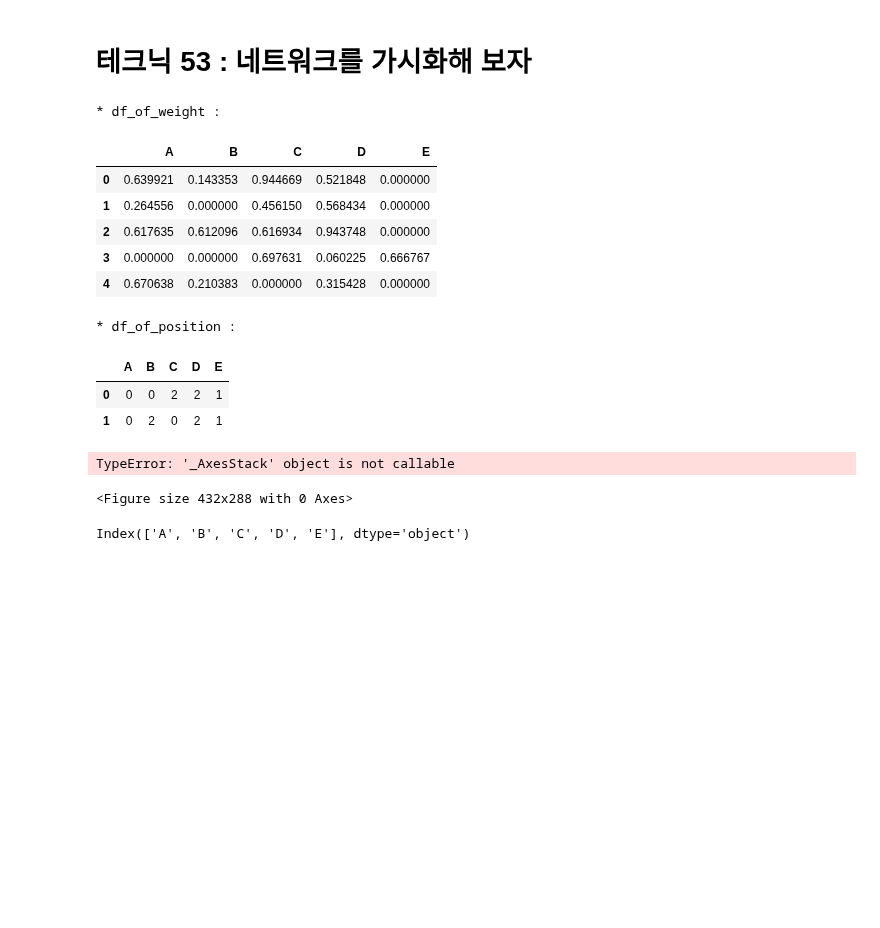
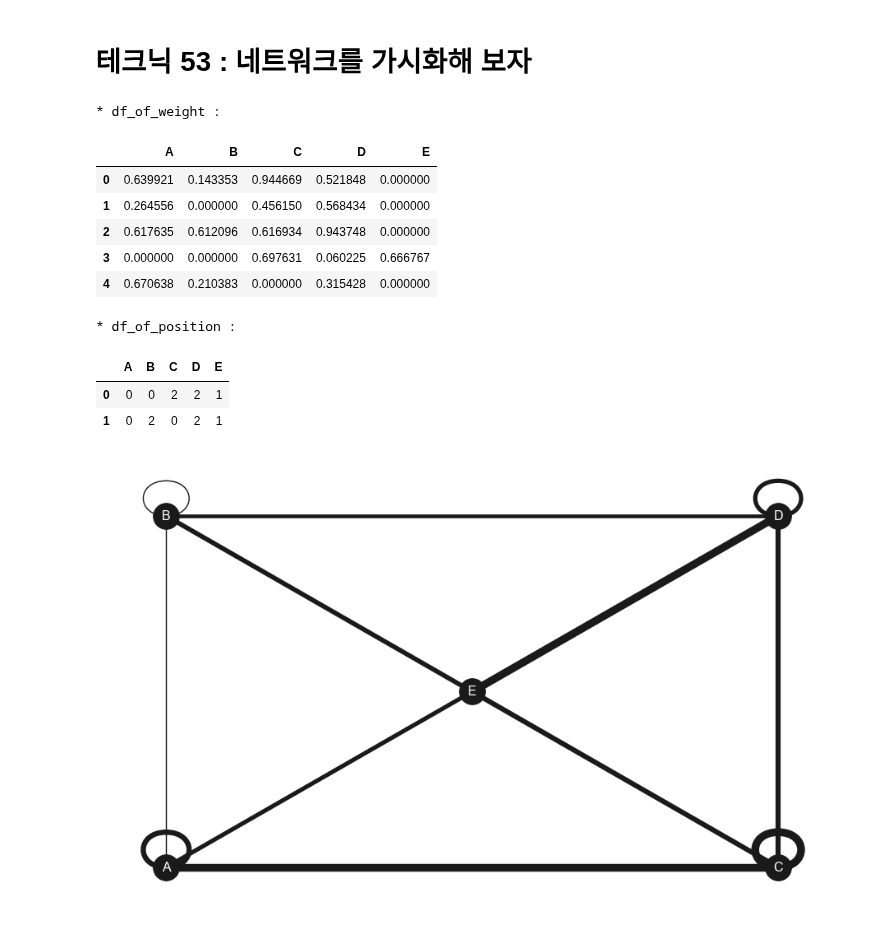
Before and after one commit to wooseok1152/python-data_analysis, a Jupyter notebook: 6장 물류의 최적경로를 컨설팅하는 테크닉10.ipynb, the cells around one changed output. Drawn from its saved outputs; the diff is of its cells as text; code cells hidden in the pictures; blank space fills up the shorter version.

Commit message:
add a logic of adding weight in graph

```diff
--- a/6장 물류의 최적경로를 컨설팅하는 테크닉10.ipynb
+++ b/6장 물류의 최적경로를 컨설팅하는 테크닉10.ipynb
@@ -232,6 +232,7 @@ print("* 남부지사가 효율 높게 부품을 운송하고 있다는 것을
 # %% [markdown]
 # 테크닉 53 : 네트워크를 가시화해 보자
 # %%
+from turtle import width
 import networkx as nx
 import matplotlib.pyplot as plt
 import pandas as pd
@@ -245,6 +246,16 @@ print("* df_of_weight :")
 display(df_of_weight)
 print("* df_of_position :")
 display(df_of_position)
+
+# 엣지 가중치 리스트화
+
+size = 10
+list_of_weights = []
+for i in range(len(df_of_weight)) :
+
+    for j in range(len(df_of_weight.columns)) :
+
+        list_of_weights.append(df_of_weight.iloc[i][j] * size)
 
 # 그래프 객체 생성
 
@@ -260,37 +271,34 @@ for i in range(len(df_of_weight.columns)) :
 
 for i in range(len(df_of_weight.columns)) :
 
     for j in range(len(df_of_weight.columns)) :
 
         G.add_edge(df_of_weight.columns[i], df_of_weight.columns[j])
 
 # 좌표 설정
 
 pos = {}
 for i in range(len(df_of_weight.columns)) :
 
     node = df_of_weight.columns[i]
     pos[node] = (df_of_position[node][0], df_of_position[node][1])
 
 # 생성된 그래프 그리기
 
-nx.draw(G, pos, with_labels = True, font_size = 16, node_size = 1000, node_color = 'k', font_color = 'w')
+plt.figure(figsize = (12.5, 7.5))
+nx.draw(G, pos, with_labels = True, font_size = 16, node_size = 1000, node_color = 'k', font_color = 'w', width = list_of_weights)
+plt.tight_layout()
 plt.show()
 # %% [output]
 * df_of_weight :
 |  | A | B | C | D | E |
 | 0 | 0.639921 | 0.143353 | 0.944669 | 0.521848 | 0.000000 |
 | 1 | 0.264556 | 0.000000 | 0.456150 | 0.568434 | 0.000000 |
 | 2 | 0.617635 | 0.612096 | 0.616934 | 0.943748 | 0.000000 |
 | 3 | 0.000000 | 0.000000 | 0.697631 | 0.060225 | 0.666767 |
 | 4 | 0.670638 | 0.210383 | 0.000000 | 0.315428 | 0.000000 |
 * df_of_position :
 |  | A | B | C | D | E |
 | 0 | 0 | 0 | 2 | 2 | 1 |
 | 1 | 0 | 2 | 0 | 2 | 1 |
-TypeError: '_AxesStack' object is not callable
-<Figure size 432x288 with 0 Axes>
+[figure, added]
-# %%
-df_of_weight.columns
-# %% [output]
-Index(['A', 'B', 'C', 'D', 'E'], dtype='object')
```
